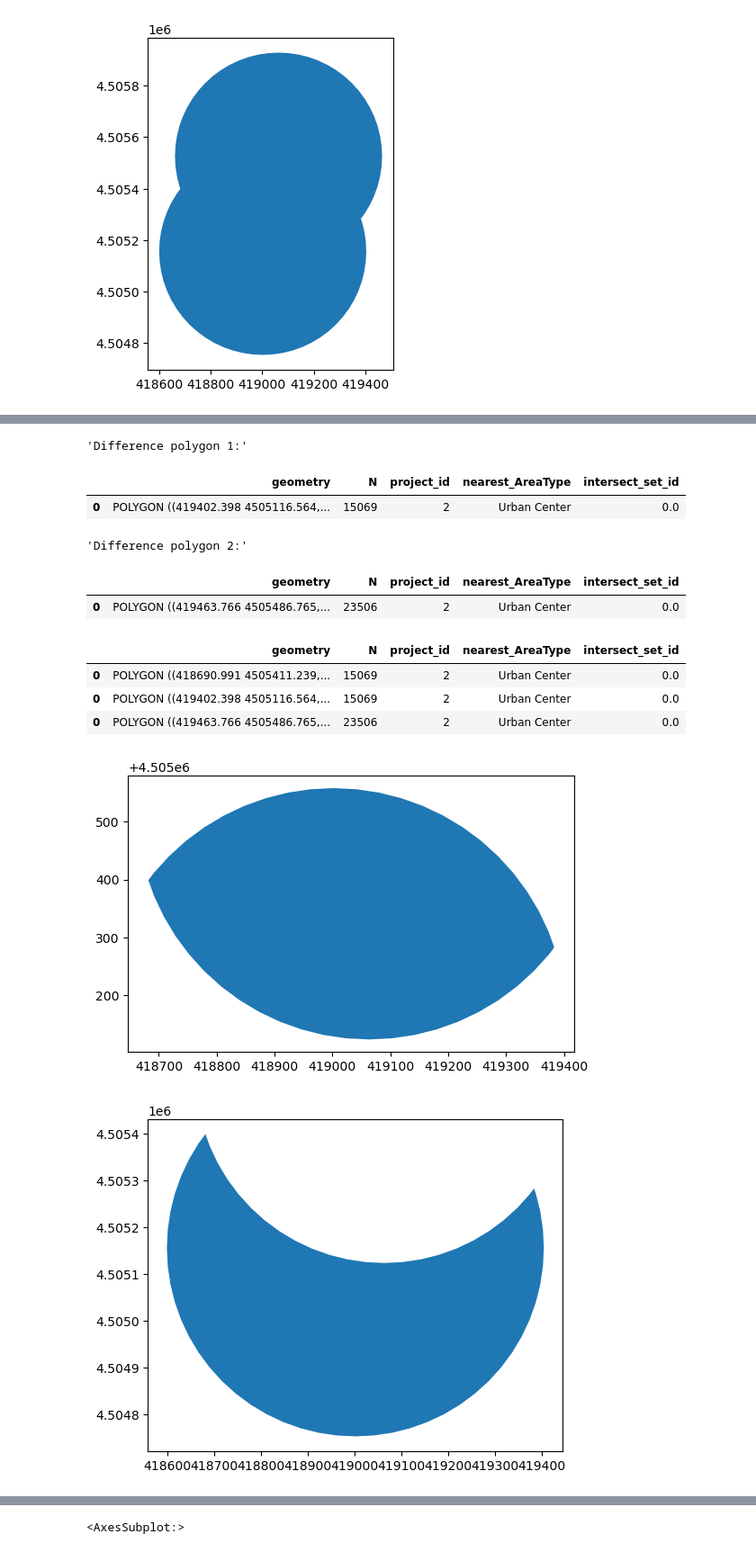
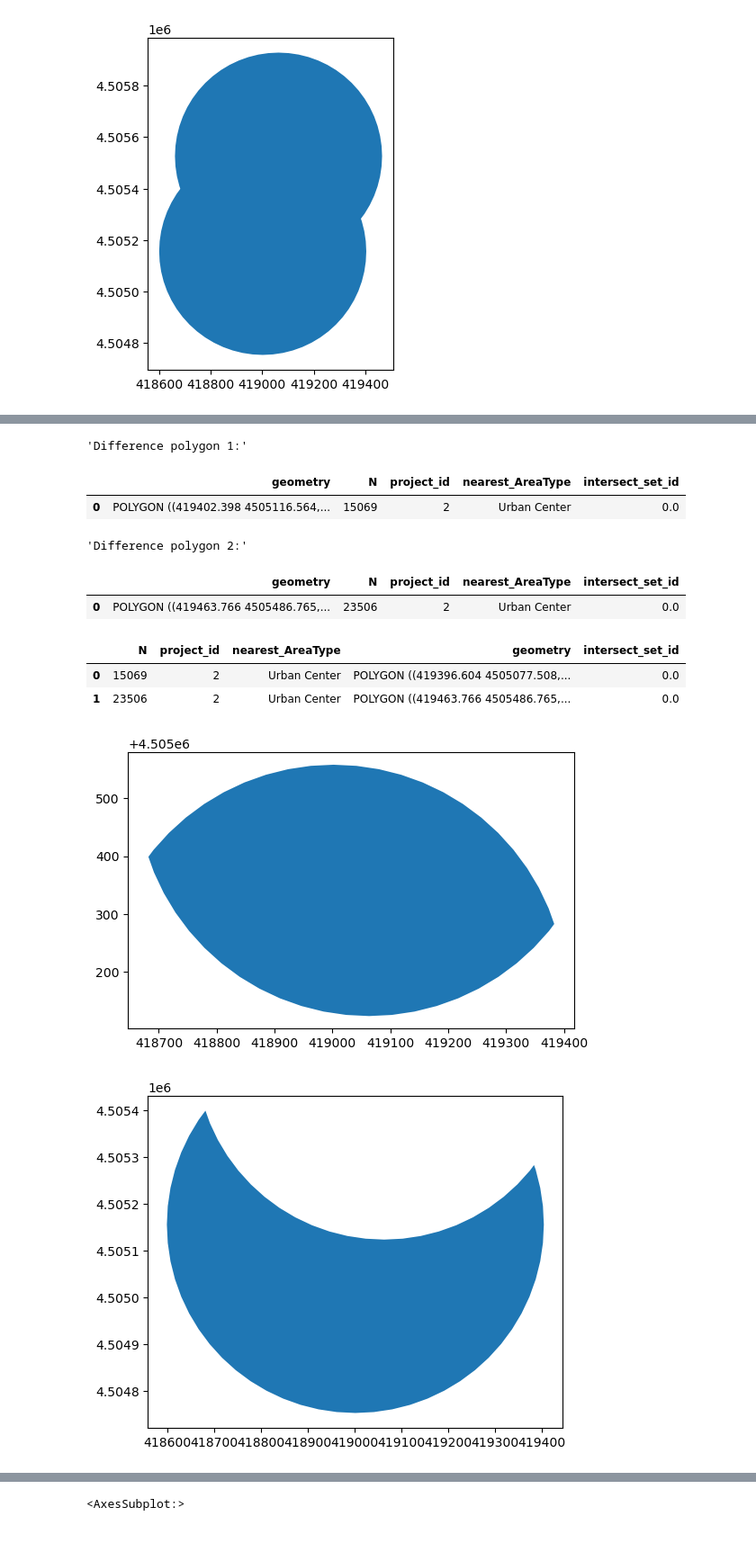
Before and after one commit to WFRCAnalytics/Wasatch-Choice-Land-Use-And-Transit-Scenario, a Jupyter notebook: 2-Prepare-Station-Areas.ipynb, the cells around one changed output, grey strips where cells are left out. Shown at 90% size. Drawn from its saved outputs; the diff is of its cells as text; code cells hidden in the pictures.

```diff
--- a/2-Prepare-Station-Areas.ipynb
+++ b/2-Prepare-Station-Areas.ipynb
@@ -21,6 +21,7 @@ input_tdm_node_shapefile_folder = _config.input_tdm_node_shapefile_folder
 df_centers                      = _config.df_centers
 input_taz_shapefile_folder      = _config.input_taz_shapefile_folder
 taz_shapefile                   = _config.taz_shapefile
+df_center_override              = _config.df_center_override
 # %%
 # Get transit line link data for projects
 
@@ -376,3 +377,13 @@ See the caveats in the documentation: https://pandas.pydata.org/pandas-docs/stab
 | 46 | 3 | 27838 | Neighborhood Center | 0.002115 | Neighborhood Center |
 | 47 | 3 | 27931 | City Center | 0.000000 | City Center |
 | 48 | 3 | 28117 | City Center | 0.000000 | City Center |
+# %%
+# override
+
+# Merge dataframes to get the override values
+merged_df = df_nearest_centers.merge(df_center_override, on='N', how='left', suffixes=('', '_override'))
+
+# Update the nearest_AreaType with the override values where available
+df_nearest_centers['nearest_AreaType'] = merged_df['nearest_AreaType_override'].combine_first(merged_df['nearest_AreaType'])
+
+display(df_nearest_centers)
@@ -606,38 +653,40 @@ for intersect_set_id in unique_intersect_set_ids:
 
     difference_2_gdf = gpd.GeoDataFrame(geometry=[difference_polygon_2])
     difference_2_gdf = pd.merge(difference_2_gdf, gdf_array[1][['N','project_id','nearest_AreaType']], how='cross')
     difference_2_gdf['intersect_set_id'] = intersect_set_id
     difference_2_gdf.plot()
     display('Difference polygon 2:')
     display(difference_2_gdf)
 
     # concat intersect and difference
     # concat intersect_set_id
     gdf_overlap_pieces = pd.concat([gdf_overlap_pieces, intersection_gdf, difference_1_gdf, difference_2_gdf])
 
+# Assuming gdf_overlap_pieces is your GeoDataFrame
+gdf_overlap_pieces_dissolved = gdf_overlap_pieces.dissolve(by=['N', 'project_id', 'nearest_AreaType'])
+gdf_overlap_pieces_dissolved.reset_index(inplace=True)
 
-display(gdf_overlap_pieces)
+display(gdf_overlap_pieces_dissolved)
 # %% [output]
 |  | index | N | project_id | nearest_AreaType | geometry | intersect_set_id |
 | 0 | 3 | 15069 | 2 | Urban Center | POLYGON ((419404.335 4505156.000,... | 0.0 |
 | 1 | 25 | 23506 | 2 | Urban Center | POLYGON ((419465.703 4505526.201,... | 0.0 |
 |  | index | N | project_id | nearest_AreaType | geometry |
 | 0 | 3 | 15069 | 2 | Urban Center | POLYGON ((419404.335 4505156.000,... |
 |  | index | N | project_id | nearest_AreaType | geometry |
 | 1 | 25 | 23506 | 2 | Urban Center | POLYGON ((419465.703 4505526.201,... |
 'Intersected polygon with attributes of highest ranked:'
 |  | geometry | N | project_id | nearest_AreaType | intersect_set_id |
 | 0 | POLYGON ((418690.991 4505411.239,... | 15069 | 2 | Urban Center | 0.0 |
 'Difference polygon 1:'
 |  | geometry | N | project_id | nearest_AreaType | intersect_set_id |
 | 0 | POLYGON ((419402.398 4505116.564,... | 15069 | 2 | Urban Center | 0.0 |
 'Difference polygon 2:'
 |  | geometry | N | project_id | nearest_AreaType | intersect_set_id |
 | 0 | POLYGON ((419463.766 4505486.765,... | 23506 | 2 | Urban Center | 0.0 |
-|  | geometry | N | project_id | nearest_AreaType | intersect_set_id |
-| 0 | POLYGON ((418690.991 4505411.239,... | 15069 | 2 | Urban Center | 0.0 |
-| 0 | POLYGON ((419402.398 4505116.564,... | 15069 | 2 | Urban Center | 0.0 |
-| 0 | POLYGON ((419463.766 4505486.765,... | 23506 | 2 | Urban Center | 0.0 |
+|  | N | project_id | nearest_AreaType | geometry | intersect_set_id |
+| 0 | 15069 | 2 | Urban Center | POLYGON ((419396.604 4505077.508,... | 0.0 |
+| 1 | 23506 | 2 | Urban Center | POLYGON ((419463.766 4505486.765,... | 0.0 |
 [figure]
 [figure]
 [figure]
```
Also changed, not shown: parts of 12 cells of this notebook, 20 other files.
